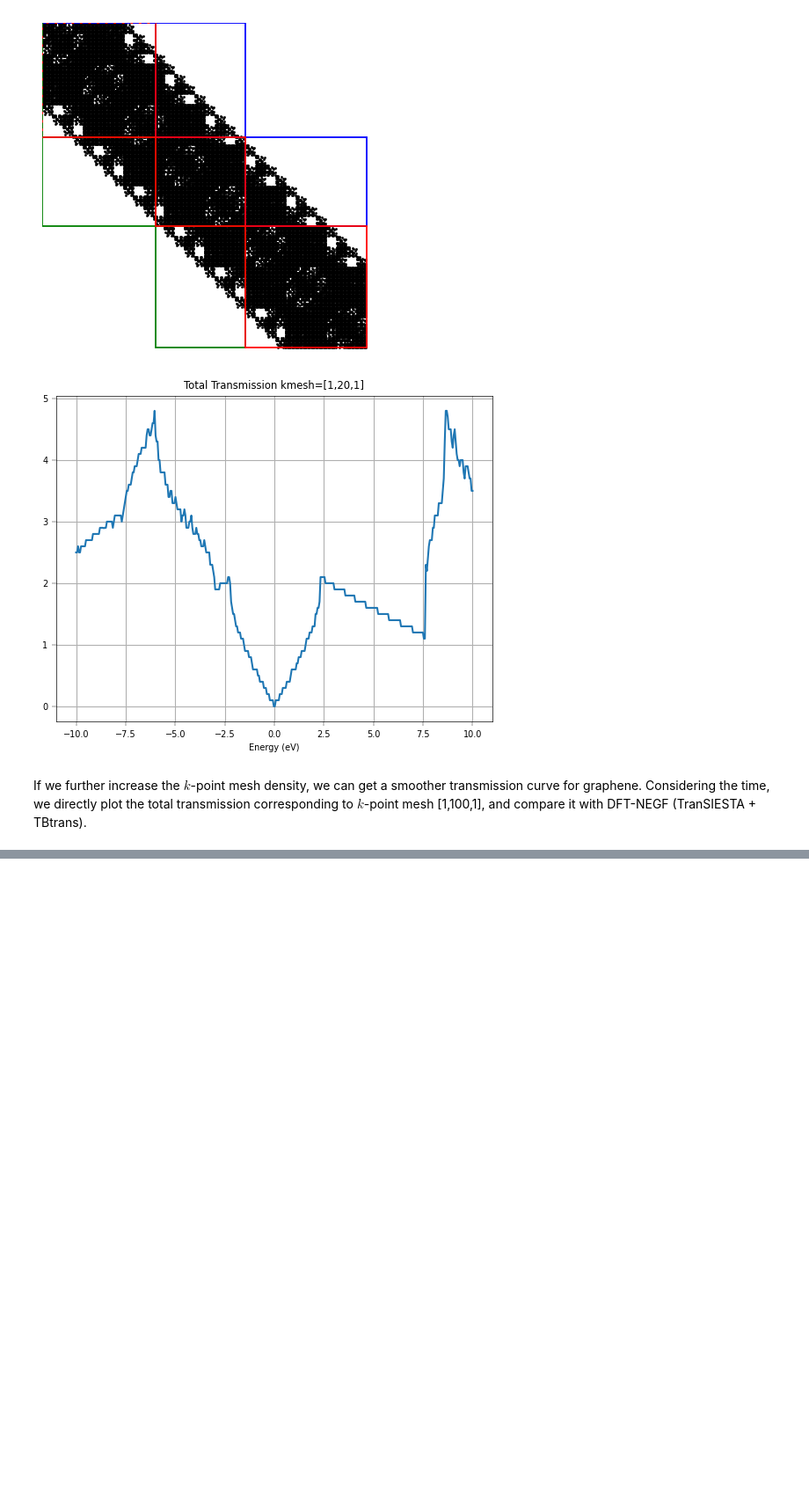
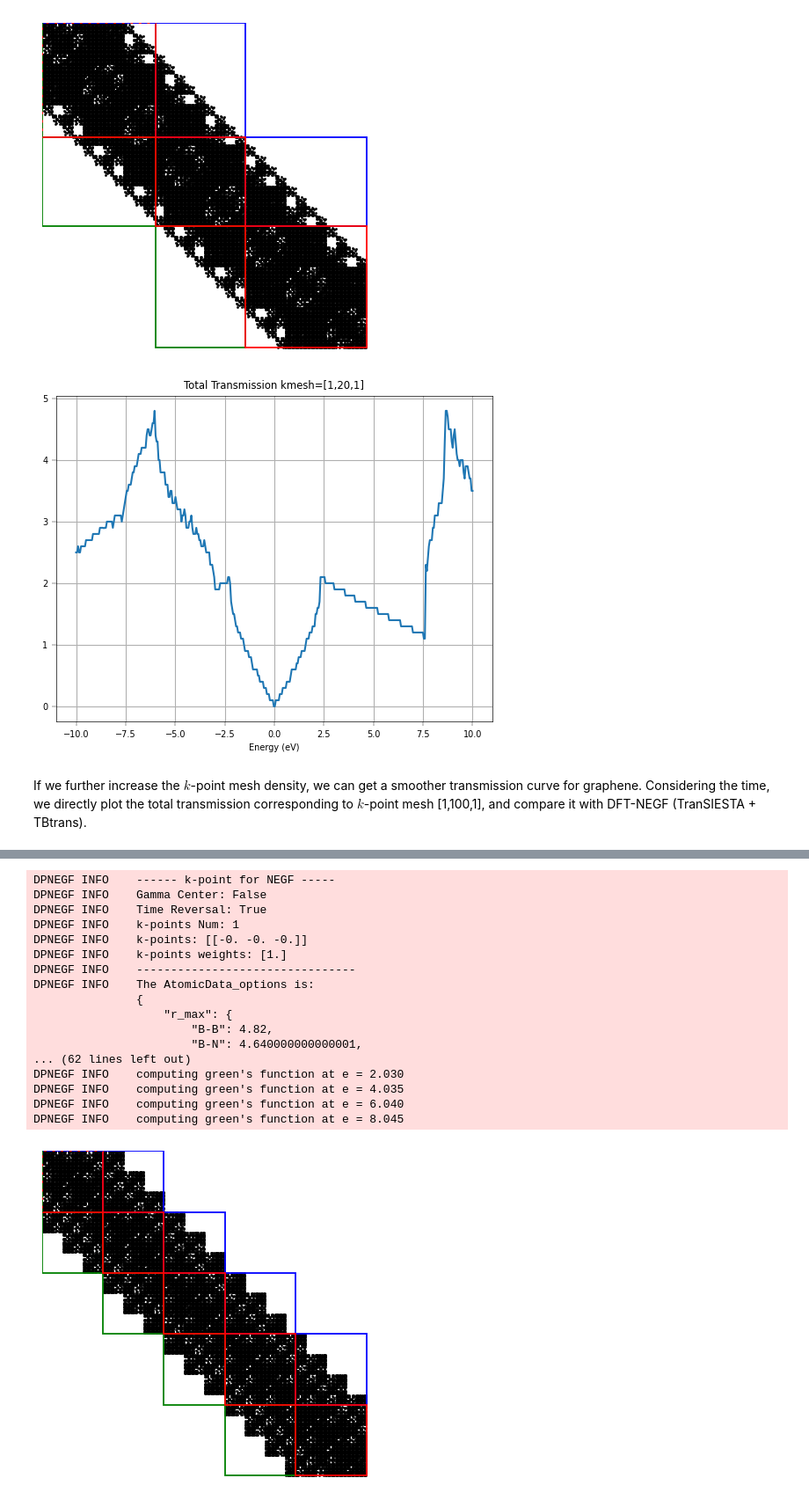
Before and after one commit to kirk0830/dpnegf, a Jupyter notebook: docs/hands_on/tutorial2_2d_mat.ipynb, the cells around one changed output, grey strips where cells are left out. Shown: that part at 88% size. Cells and saved outputs as stored; diff of their text form; code cells hidden in the pictures; blank space fills up the shorter version.

```diff
--- a/docs/hands_on/tutorial2_2d_mat.ipynb
+++ b/docs/hands_on/tutorial2_2d_mat.ipynb
@@ -379,0 +496,2 @@ plt.show()
+# %%
+AtomicData_options = NEGF.update_atomicdata_options(model)
@@ -379,0 +510,36 @@ plt.show()
+# %%
+import shutil
+output = "./negf_output"
+if os.path.isdir(output):
+    shutil.rmtree(output, ignore_errors=True)
+os.makedirs(output, exist_ok=True)
+
+negf = NEGF(
+    model=model,
+    structure=structure,
+    results_path=output,
+    use_saved_se=False, # whether to use the saved self-energy
+    se_info_display=False,
+    **negf_json['task_options']
+)
+
+negf.compute()
+# %% [output]
+DPNEGF INFO    ------ k-point for NEGF -----
+DPNEGF INFO    Gamma Center: False
+DPNEGF INFO    Time Reversal: True
+DPNEGF INFO    k-points Num: 1
+DPNEGF INFO    k-points: [[-0. -0. -0.]]
+DPNEGF INFO    k-points weights: [1.]
+DPNEGF INFO    --------------------------------
+DPNEGF INFO    The AtomicData_options is:
+               {
+                   "r_max": {
+                       "B-B": 4.82,
+                       "B-N": 4.640000000000001,
+... (62 lines left out)
+DPNEGF INFO    computing green's function at e = 2.030
+DPNEGF INFO    computing green's function at e = 4.035
+DPNEGF INFO    computing green's function at e = 6.040
+DPNEGF INFO    computing green's function at e = 8.045
+[figure, added]
```
Also changed, not shown: parts of 35 cells of this notebook, 23 other files.
